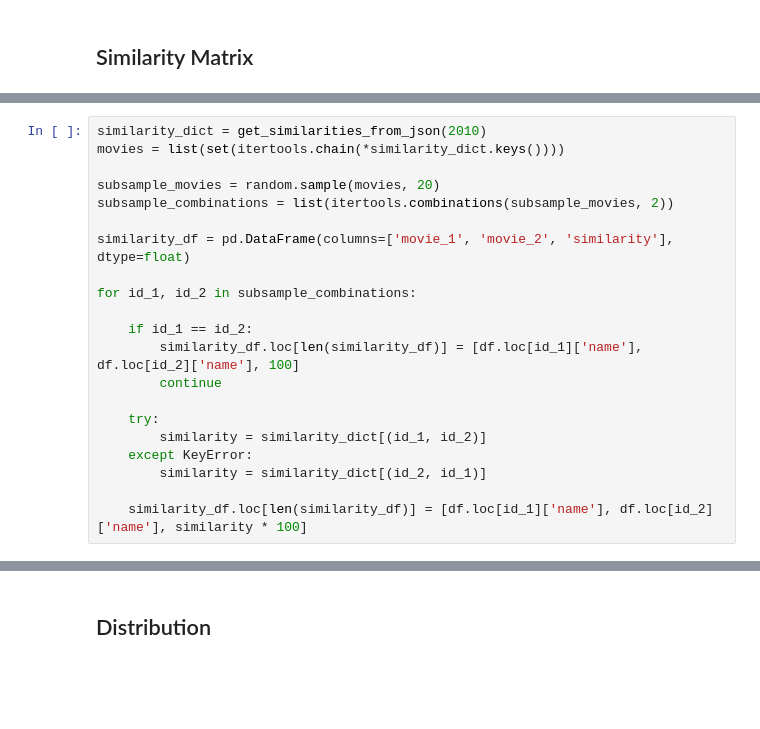
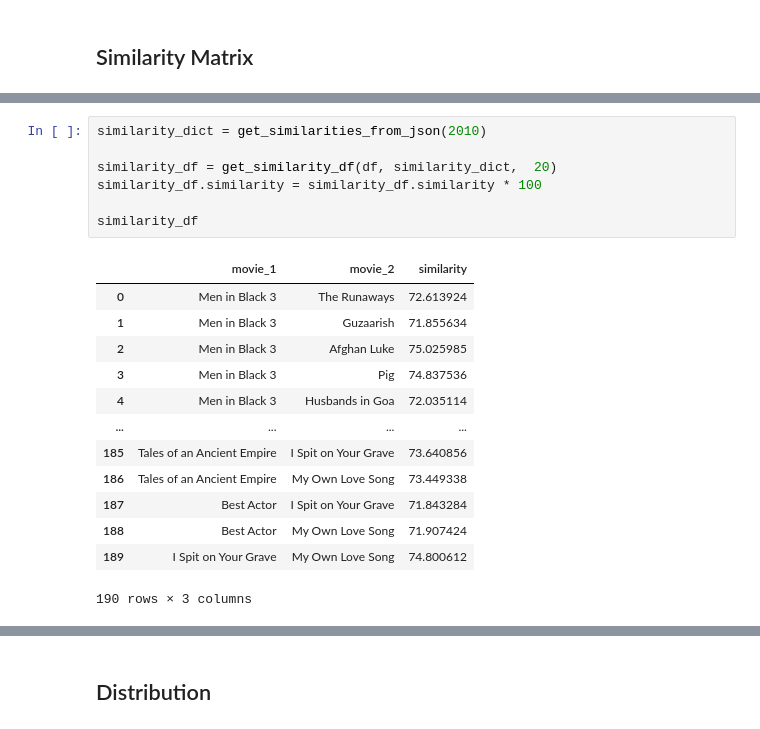
Before and after one commit to epfl-ada/ada-2023-project-adaroundtheworld2023, a Jupyter notebook: notebooks/helper_notebooks/theory_visualizations.ipynb, the cells around one changed output, grey strips where cells are left out. Drawn from its saved outputs; the diff is of its cells as text; blank space fills up the shorter version.

```diff
--- a/notebooks/helper_notebooks/theory_visualizations.ipynb
+++ b/notebooks/helper_notebooks/theory_visualizations.ipynb
@@ -181,22 +83,22 @@ df.head(5)
 | 32987200 | Captain Midnight, the Bush King | 1911.0 | 5.4 | 18 | Edgar Dalimore is the son of weal... | /m/0h569x9 | ['Silent film'] | [] | ['Silent film'] |
 # %%
 similarity_dict = get_similarities_from_json(2010)
-movies = list(set(itertools.chain(*similarity_dict.keys())))
 
-subsample_movies = random.sample(movies, 20)
-subsample_combinations = list(itertools.combinations(subsample_movies, 2))
+similarity_df = get_similarity_df(df, similarity_dict,  20)
+similarity_df.similarity = similarity_df.similarity * 100
 
-similarity_df = pd.DataFrame(columns=['movie_1', 'movie_2', 'similarity'], dtype=float)
-
-for id_1, id_2 in subsample_combinations:
-
-    if id_1 == id_2:
-        similarity_df.loc[len(similarity_df)] = [df.loc[id_1]['name'], df.loc[id_2]['name'], 100]
-        continue
-
-    try:
-        similarity = similarity_dict[(id_1, id_2)]
-    except KeyError:
-        similarity = similarity_dict[(id_2, id_1)]
-
-    similarity_df.loc[len(similarity_df)] = [df.loc[id_1]['name'], df.loc[id_2]['name'], similarity * 100]
+similarity_df
+# %% [output]
+|  | movie_1 | movie_2 | similarity |
+| 0 | Men in Black 3 | The Runaways | 72.613924 |
+| 1 | Men in Black 3 | Guzaarish | 71.855634 |
+| 2 | Men in Black 3 | Afghan Luke | 75.025985 |
+| 3 | Men in Black 3 | Pig | 74.837536 |
+| 4 | Men in Black 3 | Husbands in Goa | 72.035114 |
+| ... | ... | ... | ... |
+| 185 | Tales of an Ancient Empire | I Spit on Your Grave | 73.640856 |
+| 186 | Tales of an Ancient Empire | My Own Love Song | 73.449338 |
+| 187 | Best Actor | I Spit on Your Grave | 71.843284 |
+| 188 | Best Actor | My Own Love Song | 71.907424 |
+| 189 | I Spit on Your Grave | My Own Love Song | 74.800612 |
+190 rows × 3 columns
```
Also changed, not shown: parts of 14 cells of this notebook, 3 other files.
